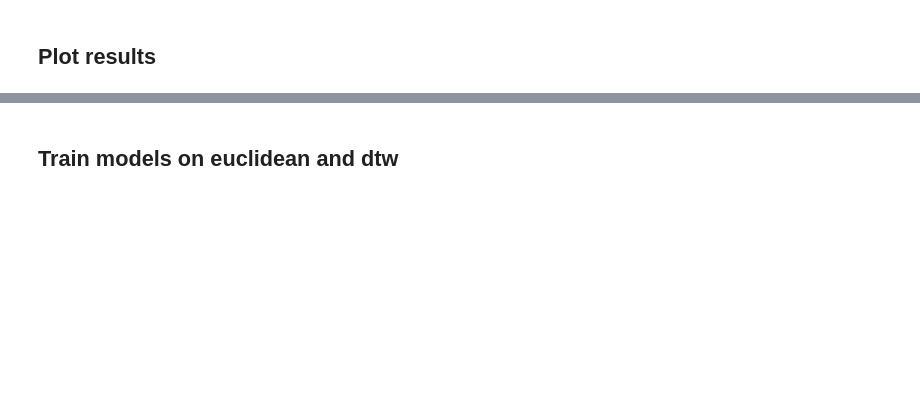
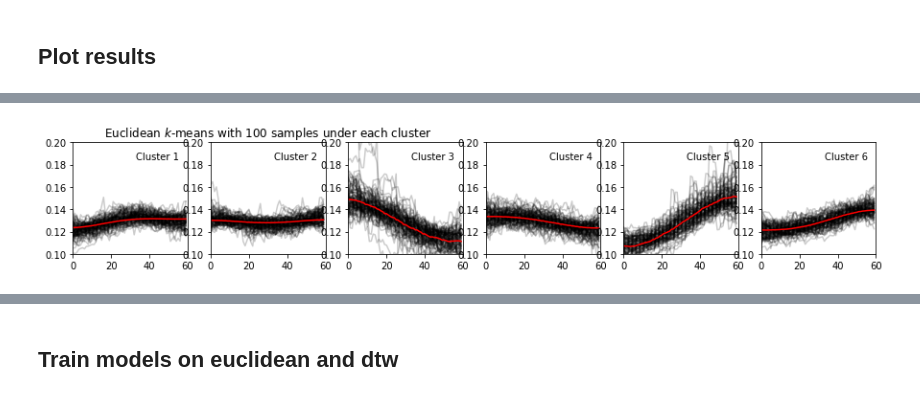
Before and after one commit to OmkarMehta/SSFwithNODE, a Jupyter notebook: time-series-similarity/time_series_similarity.ipynb, the cells around one changed output, grey strips where cells are left out. Drawn from its saved outputs; the diff is of its cells as text; code cells hidden in the pictures; blank space fills up the shorter version.

```diff
--- a/time-series-similarity/time_series_similarity.ipynb
+++ b/time-series-similarity/time_series_similarity.ipynb
@@ -1829,9 +1860,14 @@ def get_data_in_tslearn_format(df):
 
 def train_kmeans(X_train, n_clusters, trial, km_path, seed=0):
     km_dict = {}
+    if not os.path.exists(km_path):
+        # https://appdividend.com/2021/07/03/how-to-create-directory-if-not-exist-in-python/
+        # Create a new directory
+        os.makedirs(km_path)
+        print(f"{km_path} directory is created")
     # Euclidean k-means
     print("Euclidean k-means")
-    km = TimeSeriesKMeans(n_clusters=2, verbose=True, random_state=seed)
+    km = TimeSeriesKMeans(n_clusters, verbose=True, random_state=seed)
     km.fit(X_train)
     km.to_pickle(f"{km_path}/trial-{trial}-km.pkl")
     y_pred = km.predict(X_train)
@@ -1885,29 +1968,31 @@ def get_dba_results(y_pred):
     print(dict(zip(unique, counts)))
     return unique, counts
 # %%
-def plot_kmeans_clusters(X_train, n_clusters, km, sz):
-    plt.figure()
+def plot_kmeans_clusters(X_train, n_clusters, km, y_pred, sz, n_samples = 25):
+    plt.figure(figsize=(15, 15))
     for yi in range(n_clusters):
         plt.subplot(n_clusters, n_clusters, yi + 1)
-        for xx in X_train[y_pred == yi][:10]:
+        for xx in X_train[y_pred == yi][:n_samples]:
             plt.plot(xx.ravel(), "k-", alpha=.2)
         plt.plot(km.cluster_centers_[yi].ravel(), "r-")
         plt.xlim(0, sz)
         plt.ylim(0.1, 0.2)
         plt.text(0.55, 0.85,'Cluster %d' % (yi + 1),
                 transform=plt.gca().transAxes)
+
         if yi == 1:
-            plt.title("Euclidean $k$-means")
-def plot_dba_clusters(X_train, n_clusters, dba_km, sz):
-    plt.figure()
+            plt.title(f"Euclidean $k$-means with {n_samples} samples under each cluster")
+def plot_dba_clusters(X_train, n_clusters, dba_km, y_pred, sz, n_samples = 25):
+    plt.figure(figsize=(15, 15))
     for yi in range(n_clusters):
         plt.subplot(n_clusters, n_clusters, yi + 1)
-        for xx in X_train[y_pred == yi][:10]:
+        for xx in X_train[y_pred == yi][:n_samples]:
             plt.plot(xx.ravel(), "k-", alpha=.2)
         plt.plot(dba_km.cluster_centers_[yi].ravel(), "r-")
         plt.xlim(0, sz)
         plt.ylim(0.1, 0.2)
         plt.text(0.55, 0.85,'Cluster %d' % (yi + 1),
                 transform=plt.gca().transAxes)
+
         if yi == 1:
-            plt.title("DBA $k$-means")
+            plt.title(f"DBA $k$-means with {n_samples} samples under each cluster")
@@ -1913,0 +2018,5 @@ def plot_dba_clusters(X_train, n_clusters, dba_km, sz):
+# %%
+# 100 samples under each cluster
+plot_kmeans_clusters(X_train, 6, km_dict['km'], km_dict['y_pred'], X_train.shape[1], 100)
+# %% [output]
+[figure, added]
```
Also changed, not shown: parts of 27 cells of this notebook.
